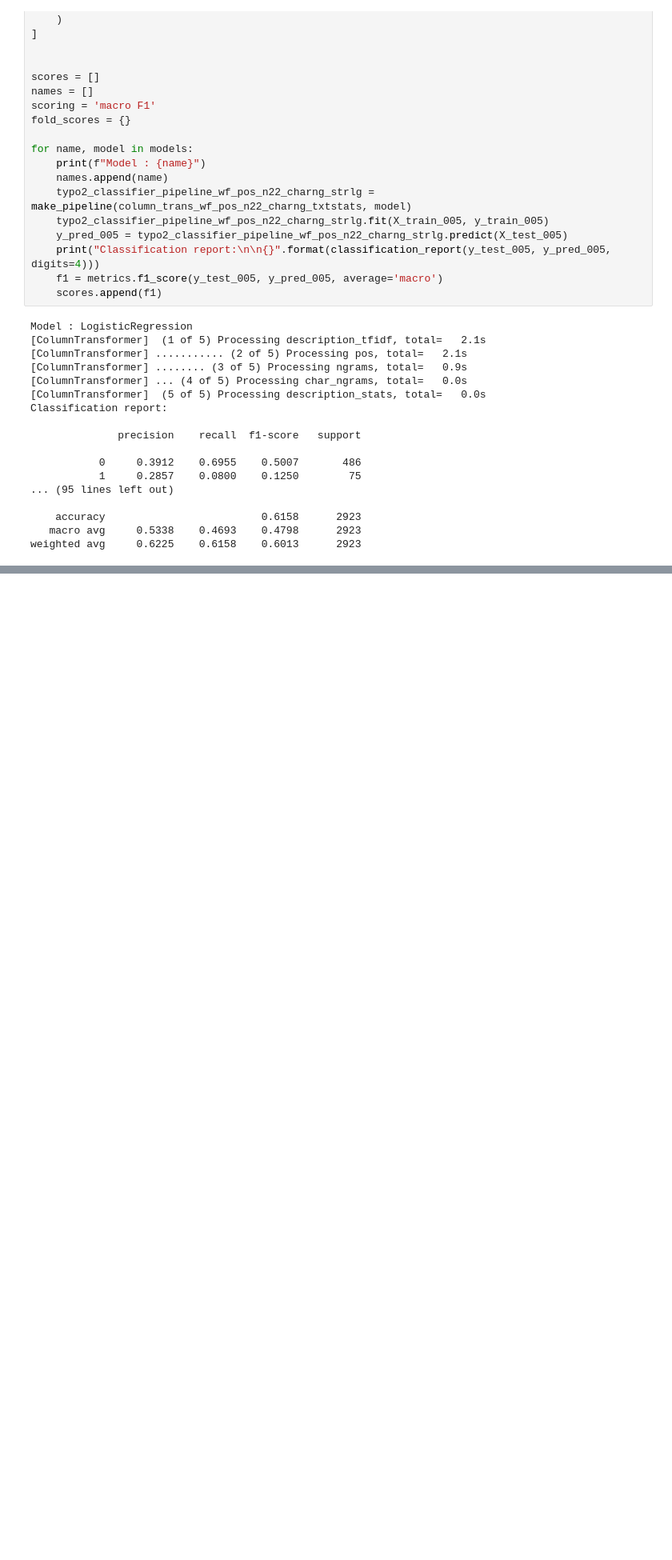
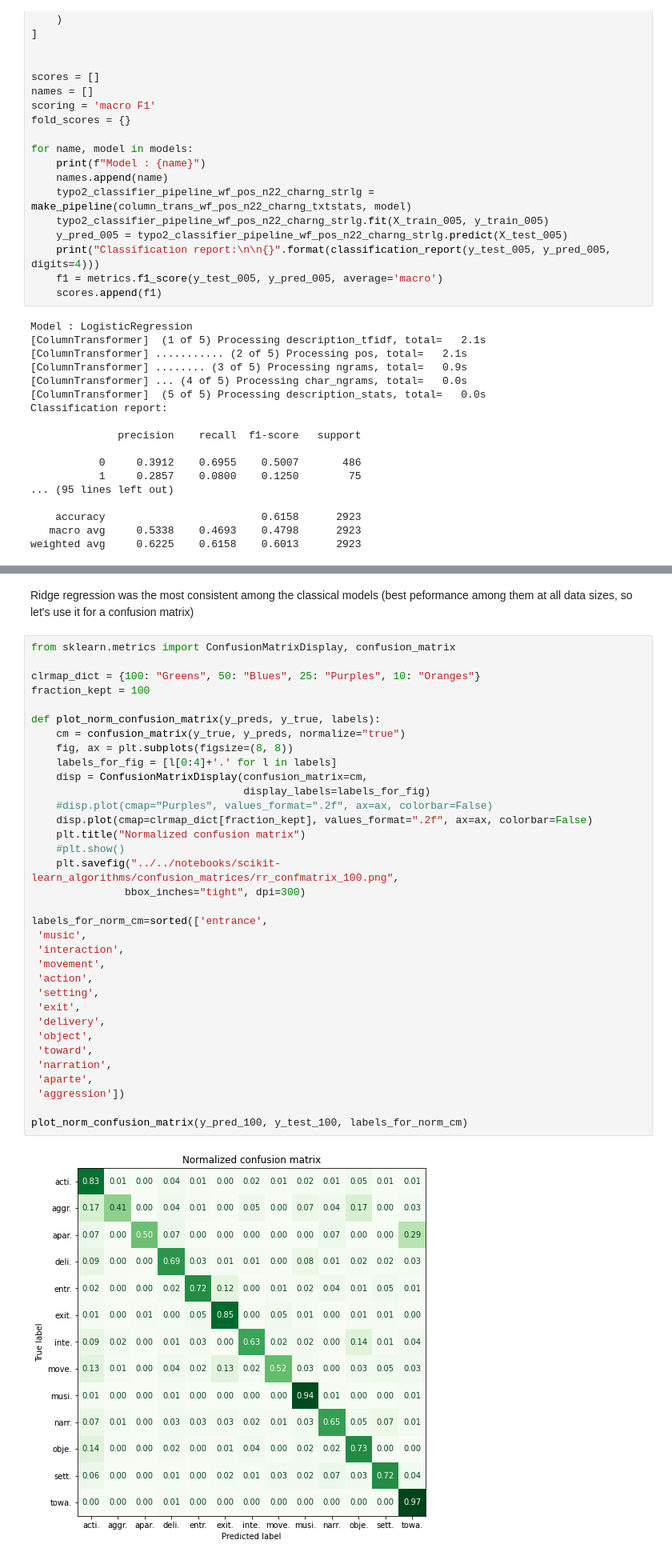
Before and after one commit to thealtres/stage-direction-classif-french-transfer-learning, a Jupyter notebook: notebooks/scikit-learn_algorithms/scikit-learn_clean.ipynb, the cells around one changed output, grey strips where cells are left out. Shown at 80% size. Drawn from its saved outputs; the diff is of its cells as text; blank space fills up the shorter version.

Commit message:
adds confusion matrix (with percentages) for ridge regression

```diff
--- a/notebooks/scikit-learn_algorithms/scikit-learn_clean.ipynb
+++ b/notebooks/scikit-learn_algorithms/scikit-learn_clean.ipynb
@@ -547,0 +549,38 @@ plt.savefig("../../notebooks/scikit-learn_algorithms/confusion_matrices/sgd_conf
+# %% [markdown]
+Ridge regression was the most consistent among the classical models (best peformance among them at all data sizes, so let's use it for a confusion matrix)
+# %%
+from sklearn.metrics import ConfusionMatrixDisplay, confusion_matrix
+
+clrmap_dict = {100: "Greens", 50: "Blues", 25: "Purples", 10: "Oranges"}
+fraction_kept = 100
+
+def plot_norm_confusion_matrix(y_preds, y_true, labels):
+    cm = confusion_matrix(y_true, y_preds, normalize="true")
+    fig, ax = plt.subplots(figsize=(8, 8))
+    labels_for_fig = [l[0:4]+'.' for l in labels]
+    disp = ConfusionMatrixDisplay(confusion_matrix=cm,
+                                  display_labels=labels_for_fig)
+    #disp.plot(cmap="Purples", values_format=".2f", ax=ax, colorbar=False)
+    disp.plot(cmap=clrmap_dict[fraction_kept], values_format=".2f", ax=ax, colorbar=False)
+    plt.title("Normalized confusion matrix")
+    #plt.show()
+    plt.savefig("../../notebooks/scikit-learn_algorithms/confusion_matrices/rr_confmatrix_100.png",
+               bbox_inches="tight", dpi=300)
+
+labels_for_norm_cm=sorted(['entrance',
+ 'music',
+ 'interaction',
+ 'movement',
+ 'action',
+ 'setting',
+ 'exit',
+ 'delivery',
+ 'object',
+ 'toward',
+ 'narration',
+ 'aparte',
+ 'aggression'])
+
+plot_norm_confusion_matrix(y_pred_100, y_test_100, labels_for_norm_cm)
+# %% [output]
+[figure, added]
```
Also changed, not shown: parts of 16 cells of this notebook, 2 other files.
